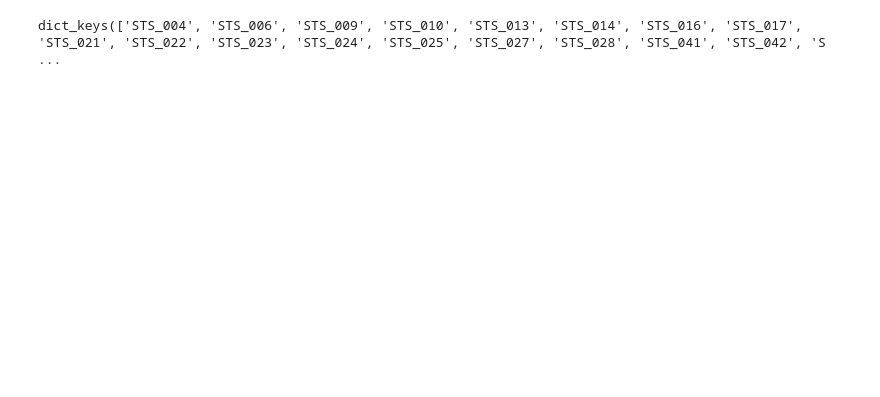
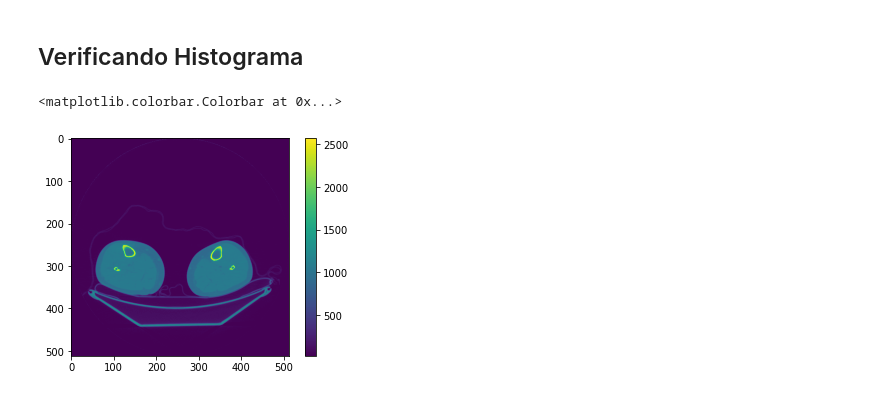
Before and after one commit to LucasCremasco/TG, a Jupyter notebook: select_slices.ipynb, the cells around one changed output. Drawn from its saved outputs; the diff is of its cells as text; code cells hidden in the pictures; blank space fills up the shorter version.

```diff
--- a/select_slices.ipynb
+++ b/select_slices.ipynb
@@ -6,26 +6,42 @@ import pydicom as dicom
 import matplotlib.pylab as plt
 import os
 # %%
-path_n1 = r'C:\Users\Lucas\Desktop\UFABC\TG\Bases'
-files_n1 = os.listdir(path_n1)
-path_imagens = dict()
-img_0 = []
+path = r'C:\Users\Lucas\Desktop\UFABC\TG\Bases'
 
-for arq1 in files_n1:
-    path_n2 = path_n1 + '\\' + arq1
-    files_n2 = os.listdir(path_n2)
+def path_arquivos(path):
+    path_n1 = path
+    files_n1 = os.listdir(path_n1)
+    path_imagens = dict()
+    img_0 = dict()
 
-    path_n3 = path_n2  + '\\' + files_n2[0]
-    files_n3 = os.listdir(path_n3)
+    for arq1 in files_n1:
+        path_n2 = path_n1 + '\\' + arq1
+        files_n2 = os.listdir(path_n2)
 
-    path_n4 = path_n3  + '\\' + files_n3[0]
-    files_n4 = os.listdir(path_n4);
+        path_n3 = path_n2  + '\\' + files_n2[0]
+        files_n3 = os.listdir(path_n3)
 
-    path_n5 = [path_n4  + '\\' + arquivo for arquivo in files_n4]
-    path_imagens[f'{arq1}'] = path_n5
+        path_n4 = path_n3  + '\\' + files_n3[0]
+        files_n4 = os.listdir(path_n4);
 
-    img_0.append(path_n5[0])
+        path_n5 = [path_n4  + '\\' + arquivo for arquivo in files_n4]
+        path_imagens[f'{arq1}'] = path_n5
+
+        img_0[f'{arq1}'] = (path_n5[0])
+    return path_imagens, img_0
-# %%
-path_imagens.keys()
-# %% [output]
-dict_keys(['STS_004', 'STS_006', 'STS_009', 'STS_010', 'STS_013', 'STS_014', 'STS_016', 'STS_017', 'STS_021', 'STS_022', 'STS_023', 'STS_024', 'STS_025', 'STS_027', 'STS_028', 'STS_041', 'STS_042', 'S ...
+# %%
+path_imagens, img_0 = path_arquivos(path)
+# %% [markdown]
+## Verificando Histograma
+# %%
+path_ex = path_imagens['STS_009'][126]
+
+ds = dicom.dcmread(path_ex)
+# %%
+img = ds.pixel_array
+
+plt.imshow(img)
+plt.colorbar()
+# %% [output]
+<matplotlib.colorbar.Colorbar at 0x...>
+[figure, added]
```
Also changed, not shown: parts of 6 cells of this notebook, 4 other files.
